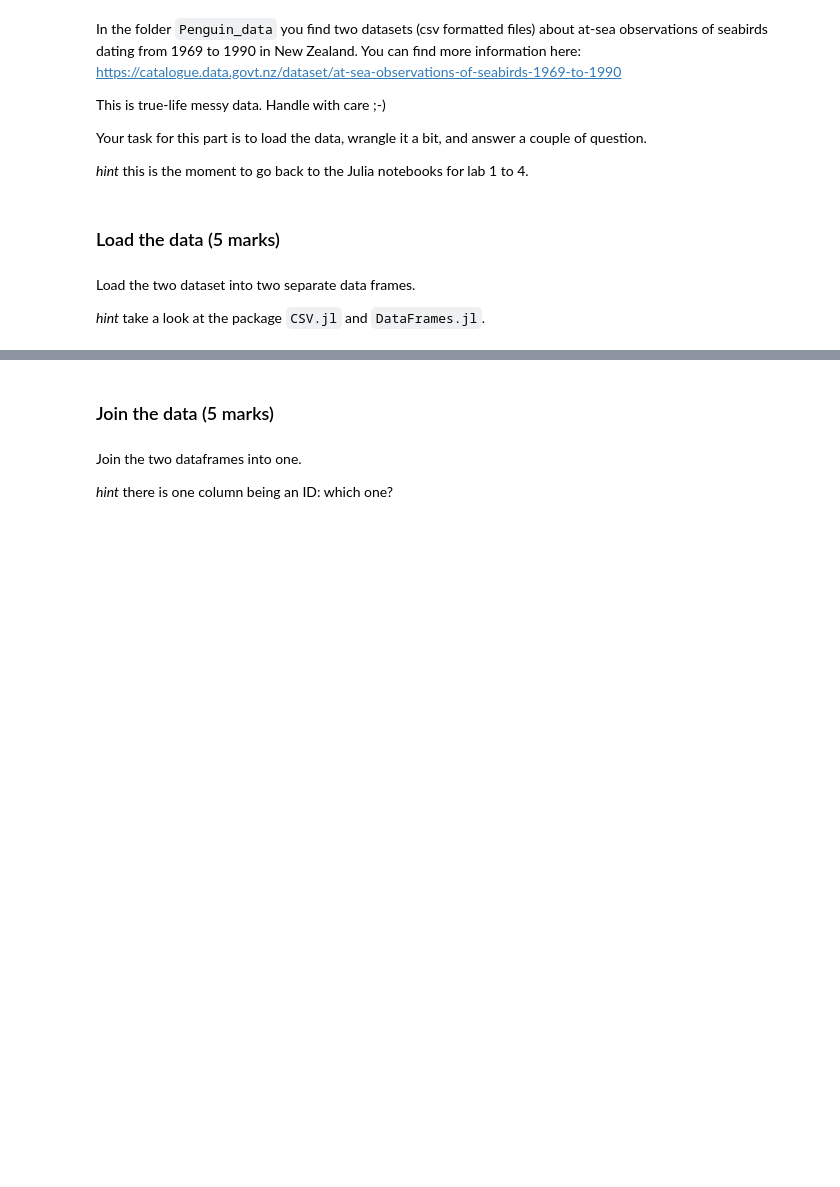
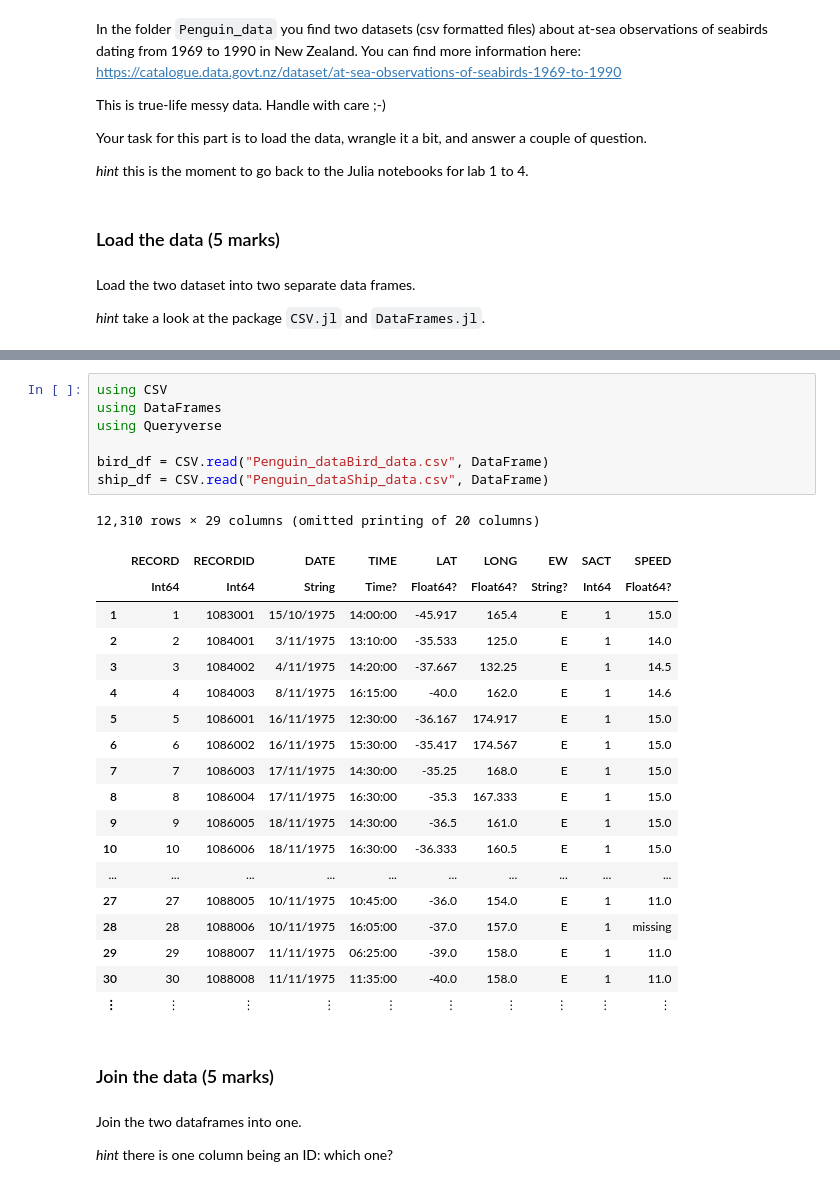
Before and after one commit to blackhakx/Data-Wrangling, a Jupyter notebook: Data422_Assignment1_Julia.ipynb, the cells around one changed output, grey strips where cells are left out. Drawn from its saved outputs; the diff is of its cells as text; blank space fills up the shorter version.

```diff
--- a/Data422_Assignment1_Julia.ipynb
+++ b/Data422_Assignment1_Julia.ipynb
@@ -19,3 +42,30 @@ _hint_ take a look at the package `CSV.jl` and `DataFrames.jl`.
+# %%
+using CSV
+using DataFrames
+using Queryverse
+
+bird_df = CSV.read("Penguin_dataBird_data.csv", DataFrame)
+ship_df = CSV.read("Penguin_dataShip_data.csv", DataFrame)
+# %% [output]
+12,310 rows × 29 columns (omitted printing of 20 columns)
+|  | RECORD | RECORDID | DATE | TIME | LAT | LONG | EW | SACT | SPEED |
+|  | Int64 | Int64 | String | Time? | Float64? | Float64? | String? | Int64 | Float64? |
+| 1 | 1 | 1083001 | 15/10/1975 | 14:00:00 | -45.917 | 165.4 | E | 1 | 15.0 |
+| 2 | 2 | 1084001 | 3/11/1975 | 13:10:00 | -35.533 | 125.0 | E | 1 | 14.0 |
+| 3 | 3 | 1084002 | 4/11/1975 | 14:20:00 | -37.667 | 132.25 | E | 1 | 14.5 |
+| 4 | 4 | 1084003 | 8/11/1975 | 16:15:00 | -40.0 | 162.0 | E | 1 | 14.6 |
+| 5 | 5 | 1086001 | 16/11/1975 | 12:30:00 | -36.167 | 174.917 | E | 1 | 15.0 |
+| 6 | 6 | 1086002 | 16/11/1975 | 15:30:00 | -35.417 | 174.567 | E | 1 | 15.0 |
+| 7 | 7 | 1086003 | 17/11/1975 | 14:30:00 | -35.25 | 168.0 | E | 1 | 15.0 |
+| 8 | 8 | 1086004 | 17/11/1975 | 16:30:00 | -35.3 | 167.333 | E | 1 | 15.0 |
+| 9 | 9 | 1086005 | 18/11/1975 | 14:30:00 | -36.5 | 161.0 | E | 1 | 15.0 |
+| 10 | 10 | 1086006 | 18/11/1975 | 16:30:00 | -36.333 | 160.5 | E | 1 | 15.0 |
+| ... | ... | ... | ... | ... | ... | ... | ... | ... | ... |
+| 27 | 27 | 1088005 | 10/11/1975 | 10:45:00 | -36.0 | 154.0 | E | 1 | 11.0 |
+| 28 | 28 | 1088006 | 10/11/1975 | 16:05:00 | -37.0 | 157.0 | E | 1 | missing |
+| 29 | 29 | 1088007 | 11/11/1975 | 06:25:00 | -39.0 | 158.0 | E | 1 | 11.0 |
+| 30 | 30 | 1088008 | 11/11/1975 | 11:35:00 | -40.0 | 158.0 | E | 1 | 11.0 |
+| ⋮ | ⋮ | ⋮ | ⋮ | ⋮ | ⋮ | ⋮ | ⋮ | ⋮ | ⋮ |
 # %% [markdown]
 ### Join the data (5 marks)
 # %% [markdown]
```
Also changed, not shown: parts of 10 cells of this notebook, 3 other files.
